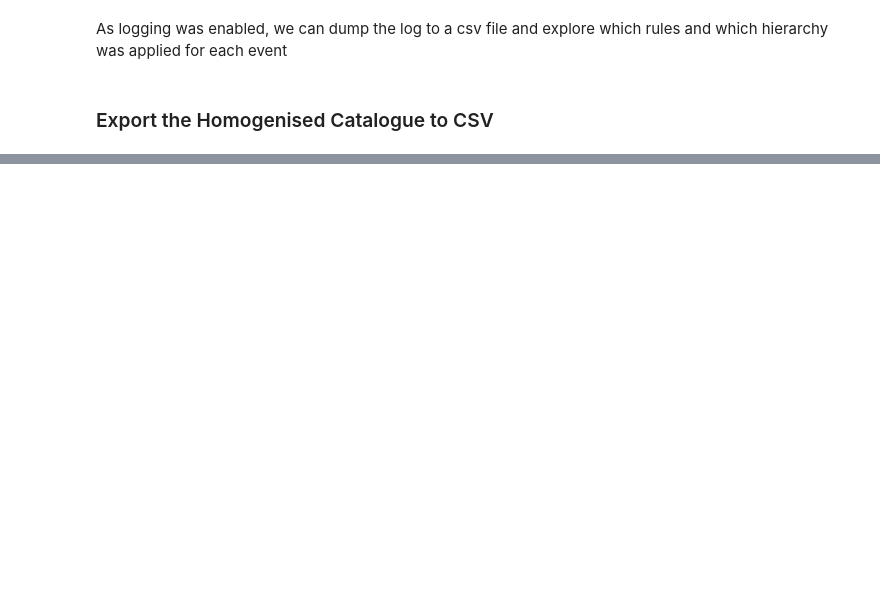
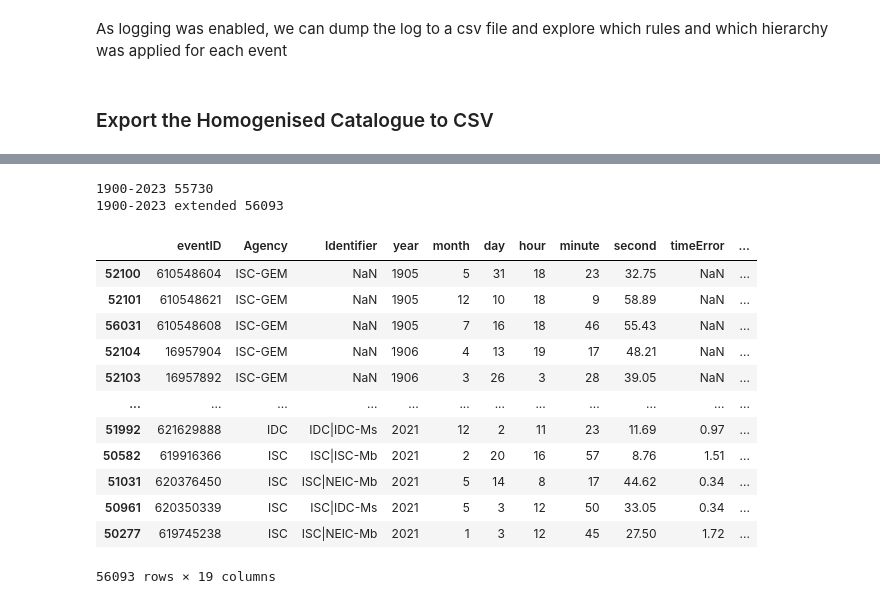
Before and after one commit to ftbernales/Catalog-Compile, a Jupyter notebook: notebooks/04 Homogenisation.ipynb, the cells around one changed output, grey strips where cells are left out. Saved outputs shown, nothing was run; the diff lists cells and outputs as text; code cells hidden in the pictures; blank space fills up the shorter version.

```diff
--- a/notebooks/04 Homogenisation.ipynb
+++ b/notebooks/04 Homogenisation.ipynb
@@ -443,0 +489,3 @@ ParserError: Error tokenizing data. C error: Expected 23 fields in line 3, saw 2
+# %%
+df_iscgem = pd.read_csv(r'inputs/isc-gem-cat.csv')
+df_iscgem.head()
@@ -443,0 +500,8 @@ ParserError: Error tokenizing data. C error: Expected 23 fields in line 3, saw 2
+# %%
+# Get the list of column names
+columns_to_drop = df_iscgem.columns[-6:]
+
+# Drop the last 6 columns by column names
+df_iscgem = df_iscgem.drop(columns=columns_to_drop)
+
+df_iscgem.head()
@@ -443,0 +515,38 @@ ParserError: Error tokenizing data. C error: Expected 23 fields in line 3, saw 2
+# %%
+iscgem_events_df = df_iscgem["eventID"]
+
+df_1900_2023_copy = df_1900_2023.copy()
+print("1900-2023", len(df_1900_2023_copy))
+
+df_1900_2023_copy = df_1900_2023_copy[~df_1900_2023_copy["eventID"].isin(iscgem_events_df)]
+
+df_iscgem_extended = pd.concat([df_1900_2023_copy, df_iscgem], ignore_index=True)
+
+df_iscgem_extended = df_iscgem_extended.sort_values(by=['second'])
+df_iscgem_extended = df_iscgem_extended.sort_values(by=['minute'])
+df_iscgem_extended = df_iscgem_extended.sort_values(by=['hour'])
+df_iscgem_extended = df_iscgem_extended.sort_values(by=['day'])
+df_iscgem_extended = df_iscgem_extended.sort_values(by=['month'])
+df_iscgem_extended = df_iscgem_extended.sort_values(by=['year'])
+
+print("1900-2023 extended", len(df_iscgem_extended ))
+# %% [output]
+1900-2023 55730
+1900-2023 extended 56093
+# %%
+df_iscgem_extended .to_csv(r'outputs/test/1900-2023-isc-gem-extended-catalogue.csv', index=False)
+df_iscgem_extended
+# %% [output]
+|  | eventID | Agency | Identifier | year | month | day | hour | minute | second | timeError | ... |
+| 52100 | 610548604 | ISC-GEM | NaN | 1905 | 5 | 31 | 18 | 23 | 32.75 | NaN | ... |
+| 52101 | 610548621 | ISC-GEM | NaN | 1905 | 12 | 10 | 18 | 9 | 58.89 | NaN | ... |
+| 56031 | 610548608 | ISC-GEM | NaN | 1905 | 7 | 16 | 18 | 46 | 55.43 | NaN | ... |
+| 52104 | 16957904 | ISC-GEM | NaN | 1906 | 4 | 13 | 19 | 17 | 48.21 | NaN | ... |
+| 52103 | 16957892 | ISC-GEM | NaN | 1906 | 3 | 26 | 3 | 28 | 39.05 | NaN | ... |
+| ... | ... | ... | ... | ... | ... | ... | ... | ... | ... | ... | ... |
+| 51992 | 621629888 | IDC | IDC|IDC-Ms | 2021 | 12 | 2 | 11 | 23 | 11.69 | 0.97 | ... |
+| 50582 | 619916366 | ISC | ISC|ISC-Mb | 2021 | 2 | 20 | 16 | 57 | 8.76 | 1.51 | ... |
+| 51031 | 620376450 | ISC | ISC|NEIC-Mb | 2021 | 5 | 14 | 8 | 17 | 44.62 | 0.34 | ... |
+| 50961 | 620350339 | ISC | ISC|IDC-Ms | 2021 | 5 | 3 | 12 | 50 | 33.05 | 0.34 | ... |
+| 50277 | 619745238 | ISC | ISC|NEIC-Mb | 2021 | 1 | 3 | 12 | 45 | 27.50 | 1.72 | ... |
+56093 rows × 19 columns
```
Also changed, not shown: parts of 14 cells of this notebook, 29 other files.
